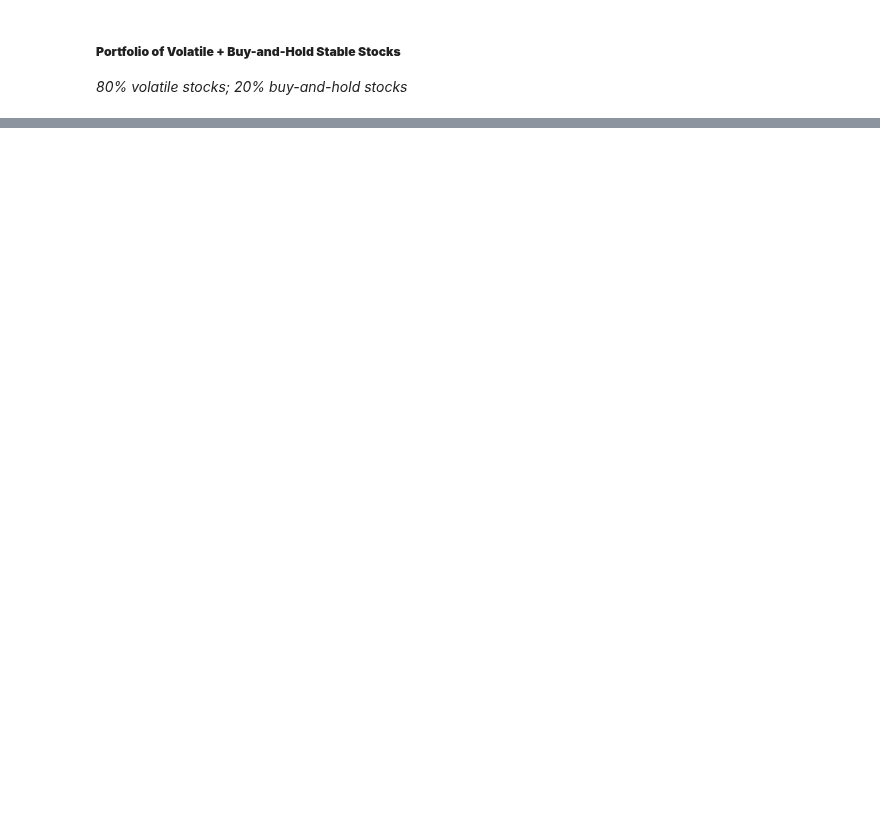
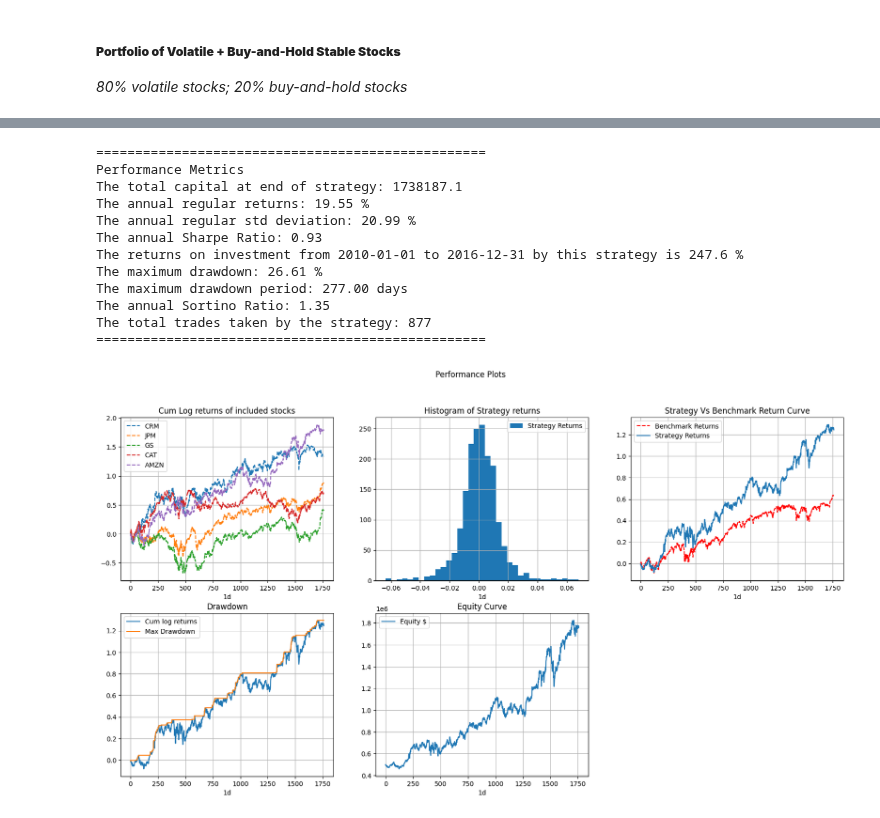
Before and after one commit to pehper/IS4226, a Jupyter notebook: final_strategy.ipynb, the cells around one changed output, grey strips where cells are left out. Cells and saved outputs as stored; diff of their text form; code cells hidden in the pictures; blank space fills up the shorter version.

```diff
--- a/final_strategy.ipynb
+++ b/final_strategy.ipynb
@@ -1052 +1118,18 @@ The total trades taken by the strategy: 313
 ==================================================
+# %%
+B.performance_results()
+B.performance_plots()
+# %% [output]
+==================================================
+Performance Metrics
+The total capital at end of strategy: 1738187.1
+The annual regular returns: 19.55 %
+The annual regular std deviation: 20.99 %
+The annual Sharpe Ratio: 0.93
+The returns on investment from 2010-01-01 to 2016-12-31 by this strategy is 247.6 %
+The maximum drawdown: 26.61 %
+The maximum drawdown period: 277.00 days
+The annual Sortino Ratio: 1.35
+The total trades taken by the strategy: 877
+==================================================
+[figure, added]
```
Also changed, not shown: parts of 8 cells of this notebook.
